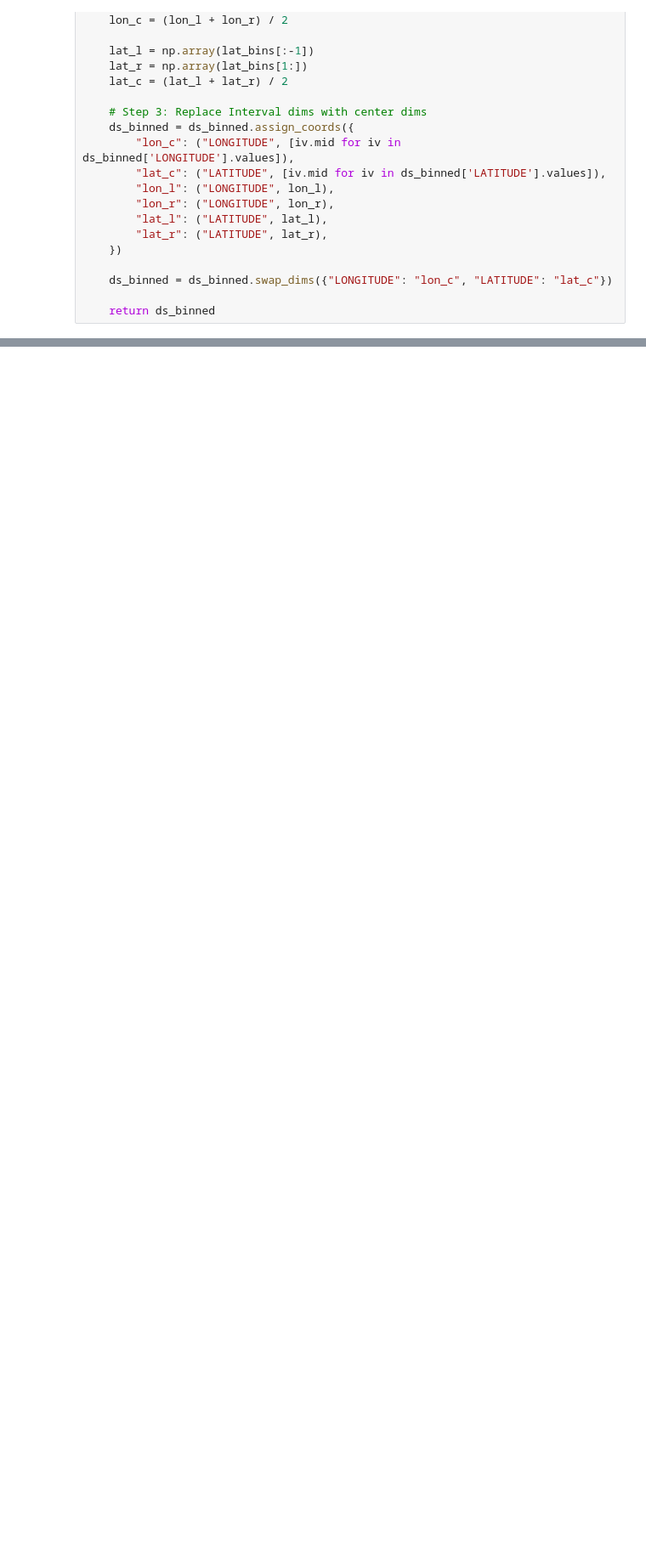
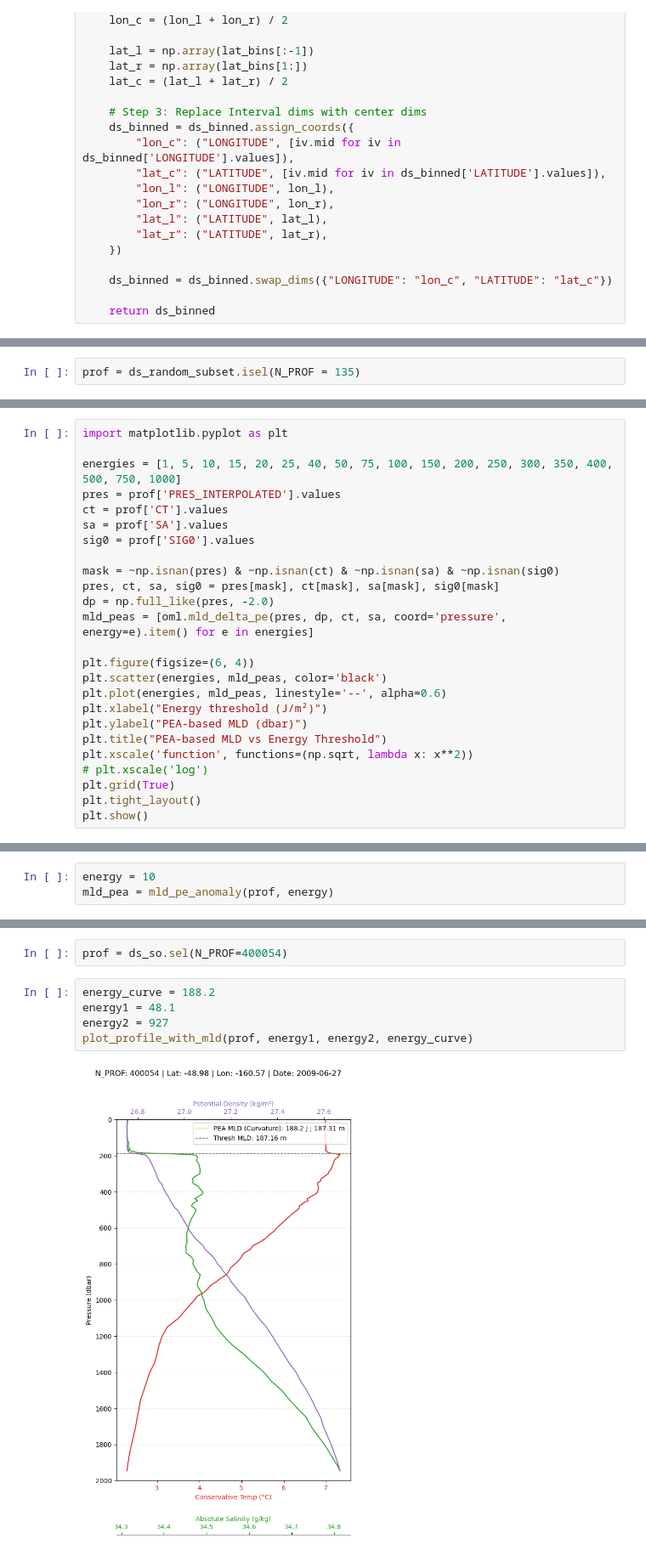
Before and after one commit to JackPope19/so_bl, a Jupyter notebook: reichl.ipynb, the cells around one changed output, grey strips where cells are left out. Shown at 85% size. Cells and saved outputs as stored; diff of their text form; blank space fills up the shorter version.

Commit message:
Look at indiv profiles with knee method

```diff
--- a/reichl.ipynb
+++ b/reichl.ipynb
@@ -343,0 +189,2 @@ array([        nan,         nan,         nan,         nan,         nan,
+# %%
+prof = ds_random_subset.isel(N_PROF = 135)
@@ -343,0 +297,25 @@ array([        nan,         nan,         nan,         nan,         nan,
+# %%
+import matplotlib.pyplot as plt
+
+energies = [1, 5, 10, 15, 20, 25, 40, 50, 75, 100, 150, 200, 250, 300, 350, 400, 500, 750, 1000]
+pres = prof['PRES_INTERPOLATED'].values
+ct = prof['CT'].values
+sa = prof['SA'].values
+sig0 = prof['SIG0'].values
+
+mask = ~np.isnan(pres) & ~np.isnan(ct) & ~np.isnan(sa) & ~np.isnan(sig0)
+pres, ct, sa, sig0 = pres[mask], ct[mask], sa[mask], sig0[mask]
+dp = np.full_like(pres, -2.0)
+mld_peas = [oml.mld_delta_pe(pres, dp, ct, sa, coord='pressure', energy=e).item() for e in energies]
+
+plt.figure(figsize=(6, 4))
+plt.scatter(energies, mld_peas, color='black')
+plt.plot(energies, mld_peas, linestyle='--', alpha=0.6)
+plt.xlabel("Energy threshold (J/m²)")
+plt.ylabel("PEA-based MLD (dbar)")
+plt.title("PEA-based MLD vs Energy Threshold")
+plt.xscale('function', functions=(np.sqrt, lambda x: x**2))
+# plt.xscale('log')
+plt.grid(True)
+plt.tight_layout()
+plt.show()
@@ -343,0 +324,3 @@ array([        nan,         nan,         nan,         nan,         nan,
+# %%
+energy = 10
+mld_pea = mld_pe_anomaly(prof, energy)
@@ -343,0 +447,9 @@ array([        nan,         nan,         nan,         nan,         nan,
+# %%
+prof = ds_so.sel(N_PROF=400054)
+# %%
+energy_curve = 188.2
+energy1 = 48.1
+energy2 = 927
+plot_profile_with_mld(prof, energy1, energy2, energy_curve)
+# %% [output]
+[figure, added]
```
Also changed, not shown: parts of 59 cells of this notebook.
